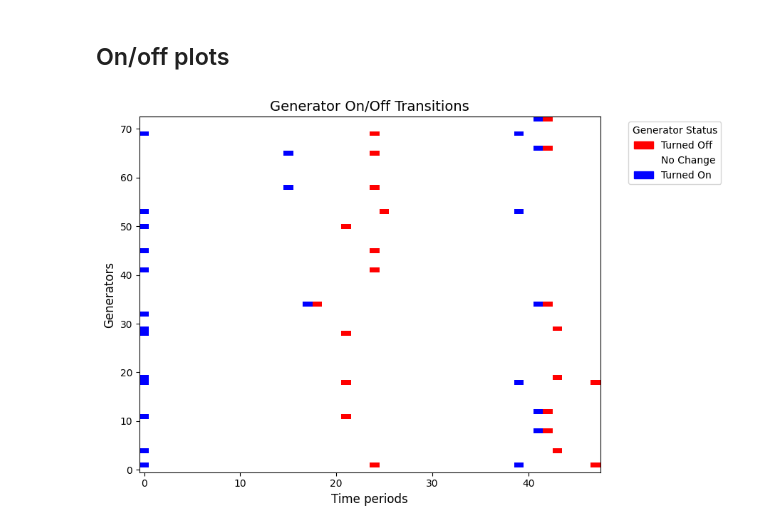
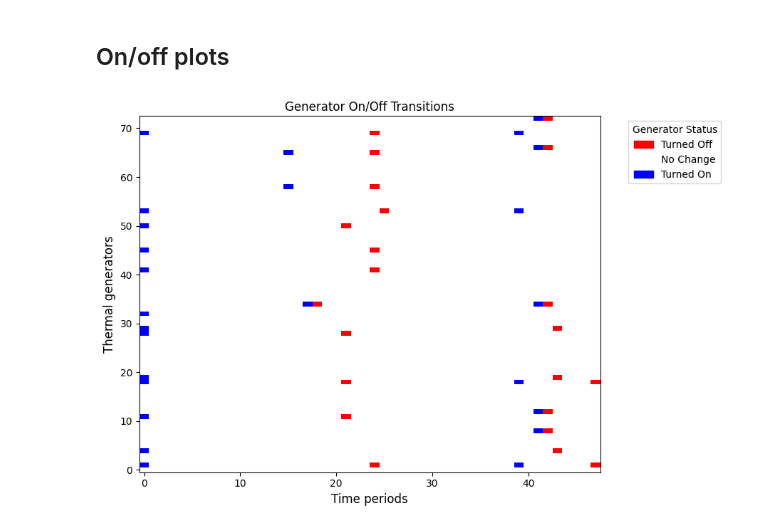
Before and after one commit to Henrikidsal/Prosjektoppgave, a Jupyter notebook: plots_show.ipynb, the cells around one changed output. Cells and saved outputs as stored; diff of their text form; code cells hidden in the pictures.

```diff
--- a/plots_show.ipynb
+++ b/plots_show.ipynb
@@ -1097,32 +1096,32 @@ custom_cmap = ListedColormap(colors)
 
 # Define the boundaries for the values
 bounds = [-1.5, -0.5, 0.5, 1.5]  # These bounds correspond to the three categories
 norm = plt.Normalize(vmin=-1.5, vmax=1.5)
 
 # Create the plot
 plt.figure(figsize=(9, 6))
 plt.imshow(data, cmap=custom_cmap, origin="lower", aspect="auto", norm=norm)
 plt.xlabel("Time periods", fontsize=12)
 plt.ylabel("Thermal generators", fontsize=12)
 
 # Add a legend
 legend_patches = [
     Patch(color='red', label='Turned Off'),  # Red for -1
     Patch(color='white', label='No Change'),  # White for 0
     Patch(color='blue', label='Turned On')    # Blue for 1
 ]
 plt.legend(
     handles=legend_patches,
     loc="upper left",
     bbox_to_anchor=(1.05, 1),  # Position legend outside to the right
     fontsize=10,
     title="Generator Status"
 )
 
 # Save and show the plot
-plt.title("Generator On/Off Transitions", fontsize=14)
+plt.title("Generator On/Off Transitions", fontsize=12)
 plt.tight_layout()
 plt.savefig("generator_on_off_transitions.pdf")
 plt.show()
 # %% [output]
-[figure, old version]
+[figure, new version]
```
Also changed, not shown: parts of 4 cells of this notebook, 6 other files.
